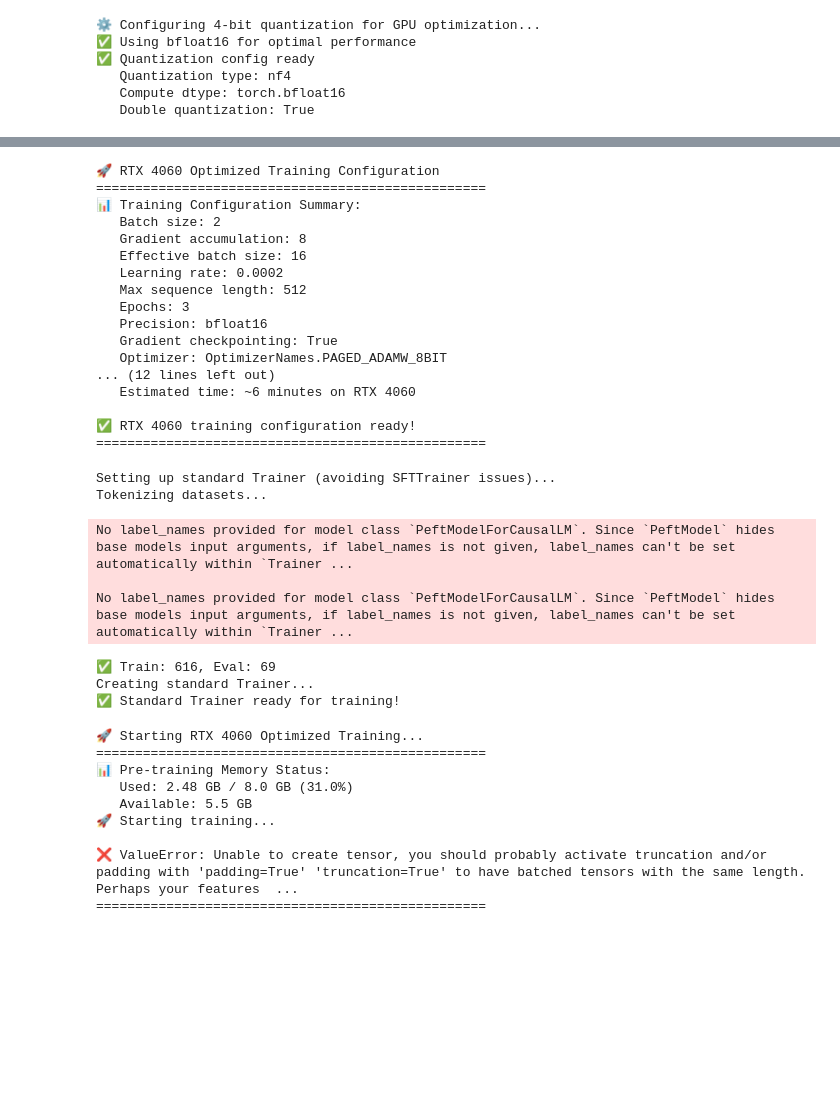
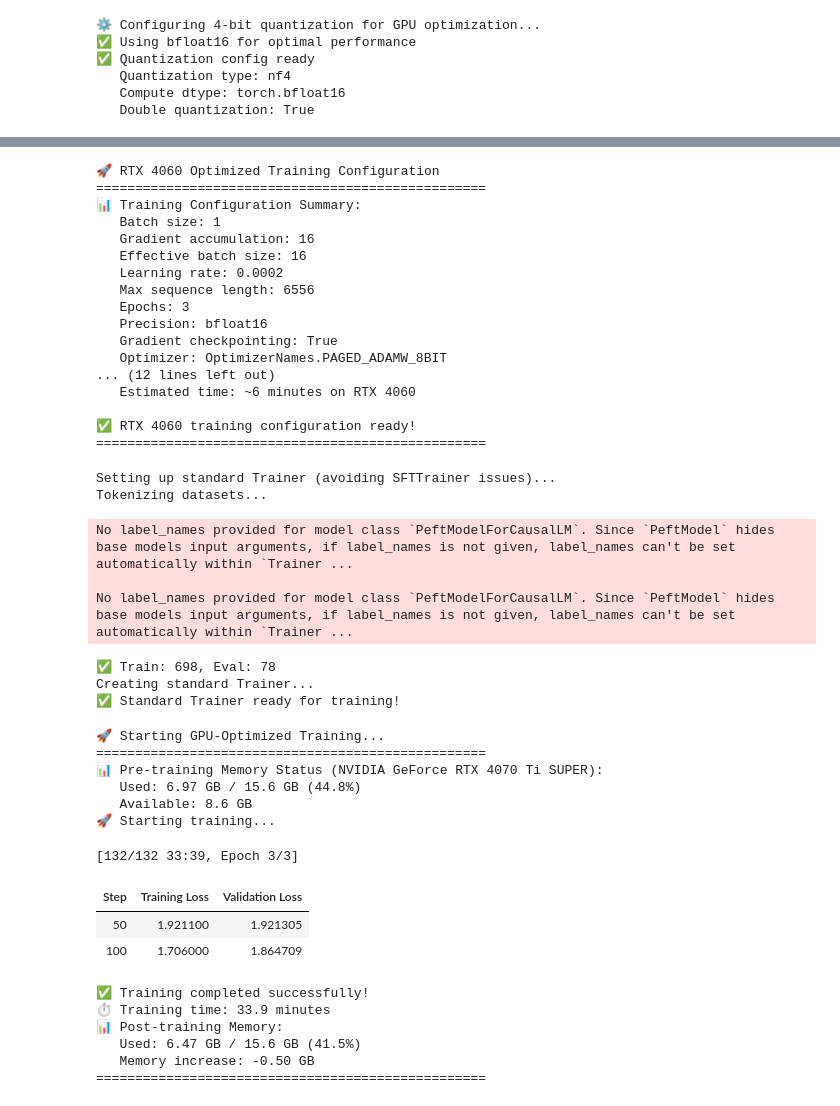
Before and after one commit to AviRahimov/Llama_Training_With_LoRA, a Jupyter notebook: llama-3-2-1b-lora-train.ipynb, the cells around one changed output, grey strips where cells are left out. Cells and saved outputs as stored; diff of their text form; code cells hidden in the pictures; blank space fills up the shorter version.

```diff
--- a/llama-3-2-1b-lora-train.ipynb
+++ b/llama-3-2-1b-lora-train.ipynb
@@ -678,24 +924,24 @@ sft_config = SFTConfig(
     # Model and sequence settings
     max_seq_length=max_length,                       # Reasonable context length
 
-    # Learning settings optimized for RTX 4060
+    # Learning settings optimized for human-like conversation training
     learning_rate=learning_rate,                     # Good for LoRA fine-tuning
-    num_train_epochs=3,                              # Moderate epochs for RTX 4060
+    num_train_epochs=3,                              # Sufficient for conversation learning
 
     # Memory and precision optimizations
     fp16=False,                                      # Use bfloat16 instead
-    bf16=True,                                       # RTX 4060 supports bfloat16
-    gradient_checkpointing=True,                     # Save memory on RTX 4060
+    bf16=True,                                       # Better for conversation training
+    gradient_checkpointing=True,                     # Save memory
     dataloader_pin_memory=False,                     # Reduce memory pressure
 
-    # Optimizer optimized for RTX 4060
+    # Optimizer optimized for conversation learning
     optim="paged_adamw_8bit",                       # Memory efficient optimizer
     lr_scheduler_type="cosine",                      # Smooth learning rate decay
-    warmup_ratio=0.1,                               # 10% warmup
+    warmup_ratio=0.03,                              # Short warmup for conversation data
 
-    # Gradient and regularization
+    # Gradient and regularization for human-like responses
     max_grad_norm=0.3,                              # Prevent gradient explosion
-    weight_decay=0.01,                              # Light regularization
+    weight_decay=0.001,                             # Very light regularization for natural speech
 
     # Logging and evaluation for RTX 4060
     logging_strategy="steps",
@@ -758,11 +1004,11 @@ print("=" * 50)
 🚀 RTX 4060 Optimized Training Configuration
 ==================================================
 📊 Training Configuration Summary:
-   Batch size: 2
-   Gradient accumulation: 8
+   Batch size: 1
+   Gradient accumulation: 16
    Effective batch size: 16
    Learning rate: 0.0002
-   Max sequence length: 512
+   Max sequence length: 6556
    Epochs: 3
    Precision: bfloat16
    Gradient checkpointing: True
@@ -779,22 +1025,22 @@ from transformers import Trainer, DataCollatorForLanguageModeling
 
 print("Setting up standard Trainer (avoiding SFTTrainer issues)...")
 
-# Simple single-item tokenization function
+# Fixed tokenization function with proper tensor handling
 def tokenize_function(examples):
     # Tokenize each text individually
     texts = examples[sft_config.dataset_text_field]
 
-    # Tokenize with proper settings
+    # Tokenize with proper settings - FIXED: Add padding=True
     tokenized = tokenizer(
         texts,
         truncation=True,
-        padding=False,
+        padding=True,  # CRITICAL FIX: Enable padding for batching
         max_length=sft_config.max_seq_length,
         return_tensors=None
     )
 
-    # For causal LM, labels = input_ids
-    tokenized["labels"] = tokenized["input_ids"].copy()
+    # For causal LM, labels = input_ids (ensure it's a list, not nested)
+    tokenized["labels"] = [input_ids[:] for input_ids in tokenized["input_ids"]]
 
     return tokenized
 
@@ -816,11 +1062,12 @@ tokenized_eval = dataset_dict["eval"].map(
 
 print(f"✅ Train: {len(tokenized_train)}, Eval: {len(tokenized_eval)}")
 
-# Data collator
+# Fixed data collator with proper padding
 data_collator = DataCollatorForLanguageModeling(
     tokenizer=tokenizer,
     mlm=False,
     pad_to_multiple_of=8,
+    return_tensors="pt"  # CRITICAL FIX: Ensure proper tensor format
 )
 
 # Convert SFTConfig to TrainingArguments
@@ -870,23 +1117,24 @@ Tokenizing datasets...
 No label_names provided for model class `PeftModelForCausalLM`. Since `PeftModel` hides base models input arguments, if label_names is not given, label_names can't be set automatically within `Trainer ...
 
 No label_names provided for model class `PeftModelForCausalLM`. Since `PeftModel` hides base models input arguments, if label_names is not given, label_names can't be set automatically within `Trainer ...
-✅ Train: 616, Eval: 69
+✅ Train: 698, Eval: 78
 Creating standard Trainer...
 ✅ Standard Trainer ready for training!
 # %%
-# 🚀 Safe Training with RTX 4060 Monitoring
+# 🚀 Safe Training with GPU Monitoring
 import torch
 import time
 
-print("🚀 Starting RTX 4060 Optimized Training...")
+print("🚀 Starting GPU-Optimized Training...")
 print("=" * 50)
 
 # Pre-training memory check
 if torch.cuda.is_available():
+    gpu_name = torch.cuda.get_device_name(0)
     torch.cuda.empty_cache()
     initial_memory = torch.cuda.memory_allocated() / (1024**3)
     total_memory = torch.cuda.get_device_properties(0).total_memory / (1024**3)
-    print(f"📊 Pre-training Memory Status:")
+    print(f"📊 Pre-training Memory Status ({gpu_name}):")
     print(f"   Used: {initial_memory:.2f} GB / {total_memory:.1f} GB ({initial_memory/total_memory*100:.1f}%)")
     print(f"   Available: {total_memory - initial_memory:.1f} GB")
 
@@ -914,7 +1162,7 @@ try:
 except RuntimeError as e:
     if "out of memory" in str(e).lower():
         print(f"\n❌ CUDA Out of Memory Error!")
-        print(f"💡 RTX 4060 Memory Solutions:")
+        print(f"💡 Memory Solutions:")
         print(f"   1. Reduce batch size: Try per_device_train_batch_size=1")
         print(f"   2. Reduce sequence length: Try max_seq_length=256")
         print(f"   3. Increase gradient accumulation to maintain effective batch size")
@@ -928,37 +1176,44 @@ except RuntimeError as e:
         current_memory = torch.cuda.memory_allocated() / (1024**3)
         print(f"   Used: {current_memory:.2f} GB")
 
     else:
         print(f"\n❌ Runtime Error: {e}")
 
 except ValueError as e:
     if "tensor" in str(e).lower() and "dimension" in str(e).lower():
         print(f"\n❌ Data Format Error!")
         print(f"💡 Data Solutions:")
         print(f"   1. Check dataset text field format")
         print(f"   2. Verify tokenizer compatibility")
         print(f"   3. Ensure no nested lists in dataset")
         print(f"\nOriginal error: {e}")
 
     else:
         print(f"\n❌ ValueError: {e}")
 
 except Exception as e:
     print(f"\n❌ Unexpected Error: {e}")
     print(f"Error type: {type(e).__name__}")
 
     # Memory cleanup on any error
     if torch.cuda.is_available():
         torch.cuda.empty_cache()
 
 print("=" * 50)
 # %% [output]
-🚀 Starting RTX 4060 Optimized Training...
+🚀 Starting GPU-Optimized Training...
 ==================================================
-📊 Pre-training Memory Status:
-   Used: 2.48 GB / 8.0 GB (31.0%)
-   Available: 5.5 GB
+📊 Pre-training Memory Status (NVIDIA GeForce RTX 4070 Ti SUPER):
+   Used: 6.97 GB / 15.6 GB (44.8%)
+   Available: 8.6 GB
 🚀 Starting training...
-
-❌ ValueError: Unable to create tensor, you should probably activate truncation and/or padding with 'padding=True' 'truncation=True' to have batched tensors with the same length. Perhaps your features  ...
-==================================================
+[132/132 33:39, Epoch 3/3]
+| Step | Training Loss | Validation Loss |
+| 50 | 1.921100 | 1.921305 |
+| 100 | 1.706000 | 1.864709 |
+✅ Training completed successfully!
+⏱️ Training time: 33.9 minutes
+📊 Post-training Memory:
+   Used: 6.47 GB / 15.6 GB (41.5%)
+   Memory increase: -0.50 GB
+==================================================
```
Also changed, not shown: parts of 17 cells of this notebook, 6 other files.
